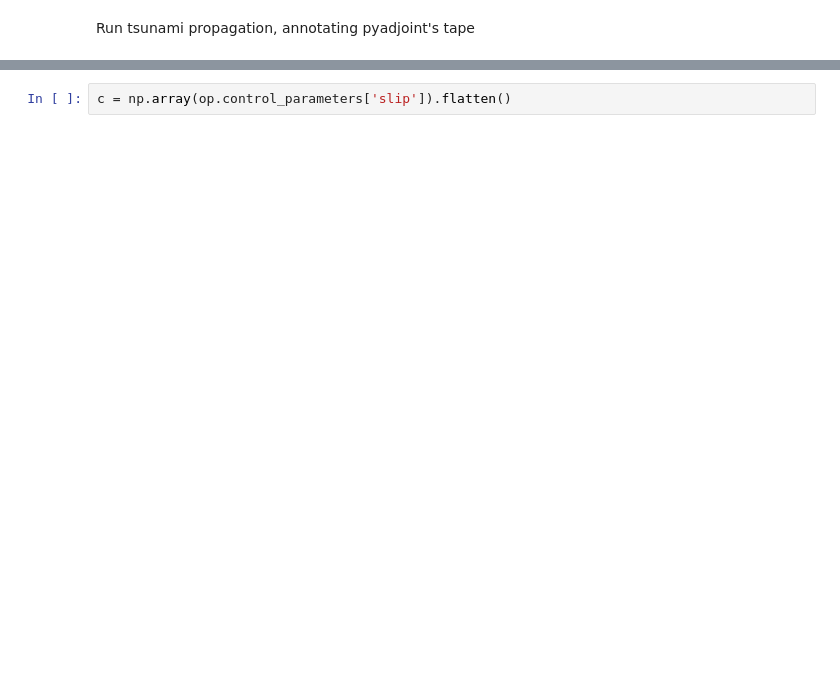
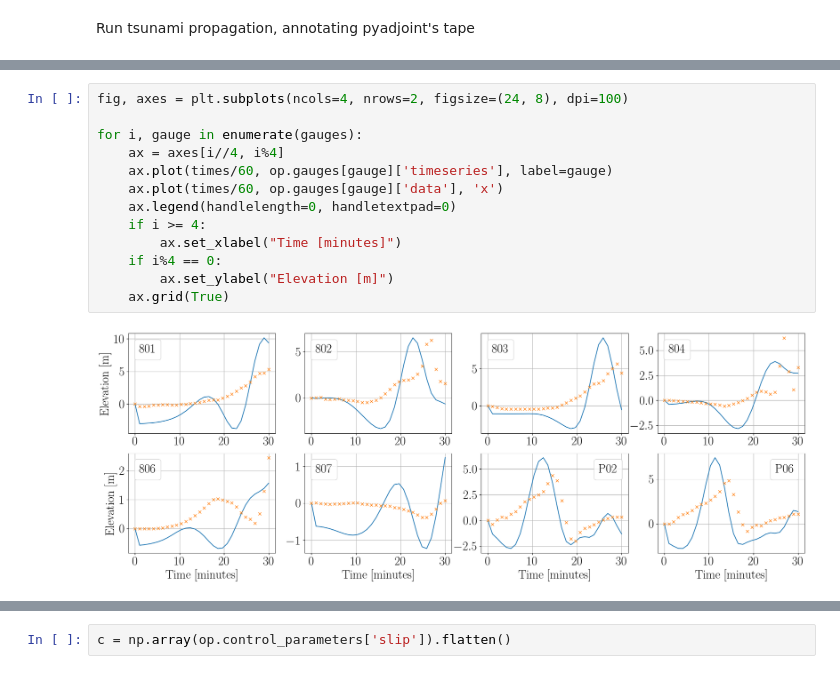
Before and after one commit to jwallwork23/adapt_utils_notebooks, a Jupyter notebook: case_studies/tohoku/full_okada_inversion.ipynb, the cells around one changed output, grey strips where cells are left out. Cells and saved outputs as stored; diff of their text form; blank space fills up the shorter version.

```diff
--- a/case_studies/tohoku/full_okada_inversion.ipynb
+++ b/case_studies/tohoku/full_okada_inversion.ipynb
@@ -94,0 +243,15 @@ FORWARD SOLVE  time   120.00  (  1.05) seconds
+# %%
+fig, axes = plt.subplots(ncols=4, nrows=2, figsize=(24, 8), dpi=100)
+
+for i, gauge in enumerate(gauges):
+    ax = axes[i//4, i%4]
+    ax.plot(times/60, op.gauges[gauge]['timeseries'], label=gauge)
+    ax.plot(times/60, op.gauges[gauge]['data'], 'x')
+    ax.legend(handlelength=0, handletextpad=0)
+    if i >= 4:
+        ax.set_xlabel("Time [minutes]")
+    if i%4 == 0:
+        ax.set_ylabel("Elevation [m]")
+    ax.grid(True)
+# %% [output]
+[figure, added]
```
Also changed, not shown: parts of 42 cells of this notebook, 2 other files.
